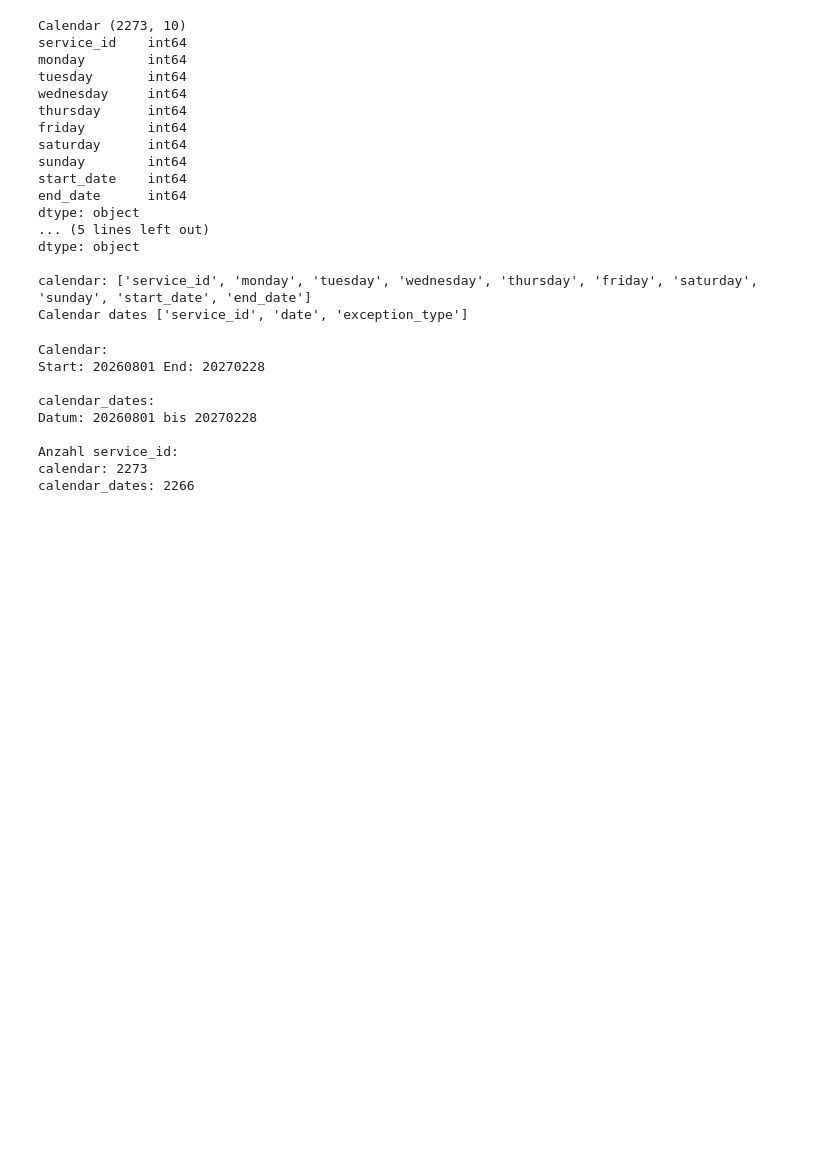
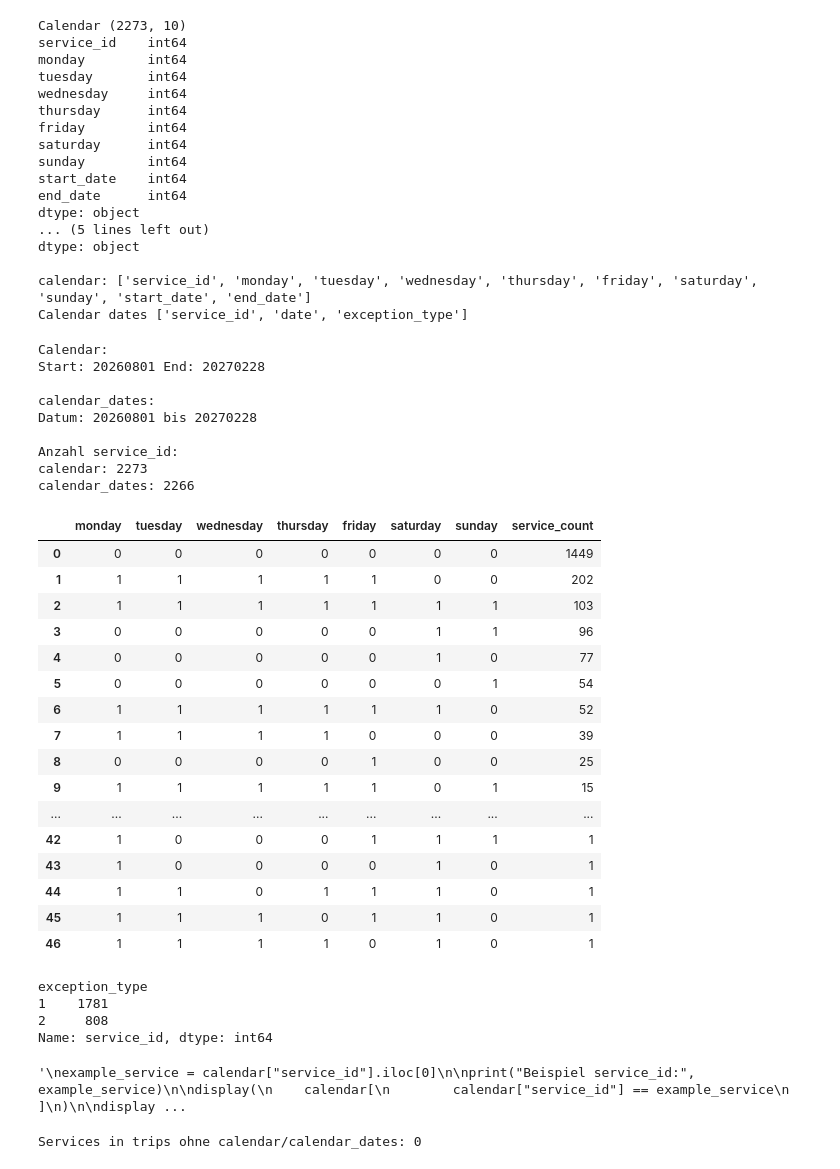
Before and after one commit to LeopoldHenningHathaway/TransIT, a Jupyter notebook: notebooks/10_gtfs_daten_analysieren.ipynb, the cells around one changed output. Cells and saved outputs as stored; diff of their text form; code cells hidden in the pictures; blank space fills up the shorter version.

```diff
--- a/notebooks/10_gtfs_daten_analysieren.ipynb
+++ b/notebooks/10_gtfs_daten_analysieren.ipynb
@@ -206,3 +206,68 @@ Datum: 20260801 bis 20270228
 Anzahl service_id:
 calendar: 2273
 calendar_dates: 2266
+# %%
+#Übersicht über verschiedene Fahrten-Tag-Konstellationen
+calendar.head()
+#print("calendar:", calendar.columns.tolist())
+weekdays = ["monday", "tuesday", "wednesday", "thursday", "friday", "saturday", "sunday"]
+calendar[weekdays].value_counts().reset_index(name="service_count")
+# %% [output]
+|  | monday | tuesday | wednesday | thursday | friday | saturday | sunday | service_count |
+| 0 | 0 | 0 | 0 | 0 | 0 | 0 | 0 | 1449 |
+| 1 | 1 | 1 | 1 | 1 | 1 | 0 | 0 | 202 |
+| 2 | 1 | 1 | 1 | 1 | 1 | 1 | 1 | 103 |
+| 3 | 0 | 0 | 0 | 0 | 0 | 1 | 1 | 96 |
+| 4 | 0 | 0 | 0 | 0 | 0 | 1 | 0 | 77 |
+| 5 | 0 | 0 | 0 | 0 | 0 | 0 | 1 | 54 |
+| 6 | 1 | 1 | 1 | 1 | 1 | 1 | 0 | 52 |
+| 7 | 1 | 1 | 1 | 1 | 0 | 0 | 0 | 39 |
+| 8 | 0 | 0 | 0 | 0 | 1 | 0 | 0 | 25 |
+| 9 | 1 | 1 | 1 | 1 | 1 | 0 | 1 | 15 |
+| ... | ... | ... | ... | ... | ... | ... | ... | ... |
+| 42 | 1 | 0 | 0 | 0 | 1 | 1 | 1 | 1 |
+| 43 | 1 | 0 | 0 | 0 | 0 | 1 | 0 | 1 |
+| 44 | 1 | 1 | 0 | 1 | 1 | 1 | 0 | 1 |
+| 45 | 1 | 1 | 1 | 0 | 1 | 1 | 0 | 1 |
+| 46 | 1 | 1 | 1 | 1 | 0 | 1 | 0 | 1 |
+# %%
+
+calendar_dates.groupby("exception_type")["service_id"].nunique()
+# %% [output]
+exception_type
+1    1781
+2     808
+Name: service_id, dtype: int64
+# %%
+"""
+example_service = calendar["service_id"].iloc[0]
+
+print("Beispiel service_id:", example_service)
+
+display(
+    calendar[
+        calendar["service_id"] == example_service
+    ]
+)
+
+display(
+    calendar_dates[
+        calendar_dates["service_id"] == example_service
+    ]
+)
+"""
+# %% [output]
+'\nexample_service = calendar["service_id"].iloc[0]\n\nprint("Beispiel service_id:", example_service)\n\ndisplay(\n    calendar[\n        calendar["service_id"] == example_service\n    ]\n)\n\ndisplay ...
+# %%
+trip_services=set(trips["service_id"])
+
+calendar_services=set(calendar["service_id"])
+calendar_date_services=set(calendar_dates["service_id"])
+
+missing_calendar= trip_services - (calendar_services|calendar_date_services)
+
+print("Services in trips ohne calendar/calendar_dates:",len(missing_calendar))
+
+#-->Keine Service Id in Trips, die nicht in calendar(_dates) ist
+# %% [output]
+Services in trips ohne calendar/calendar_dates: 0
```
Also changed, not shown: parts of 17 cells of this notebook, 2 other files.
